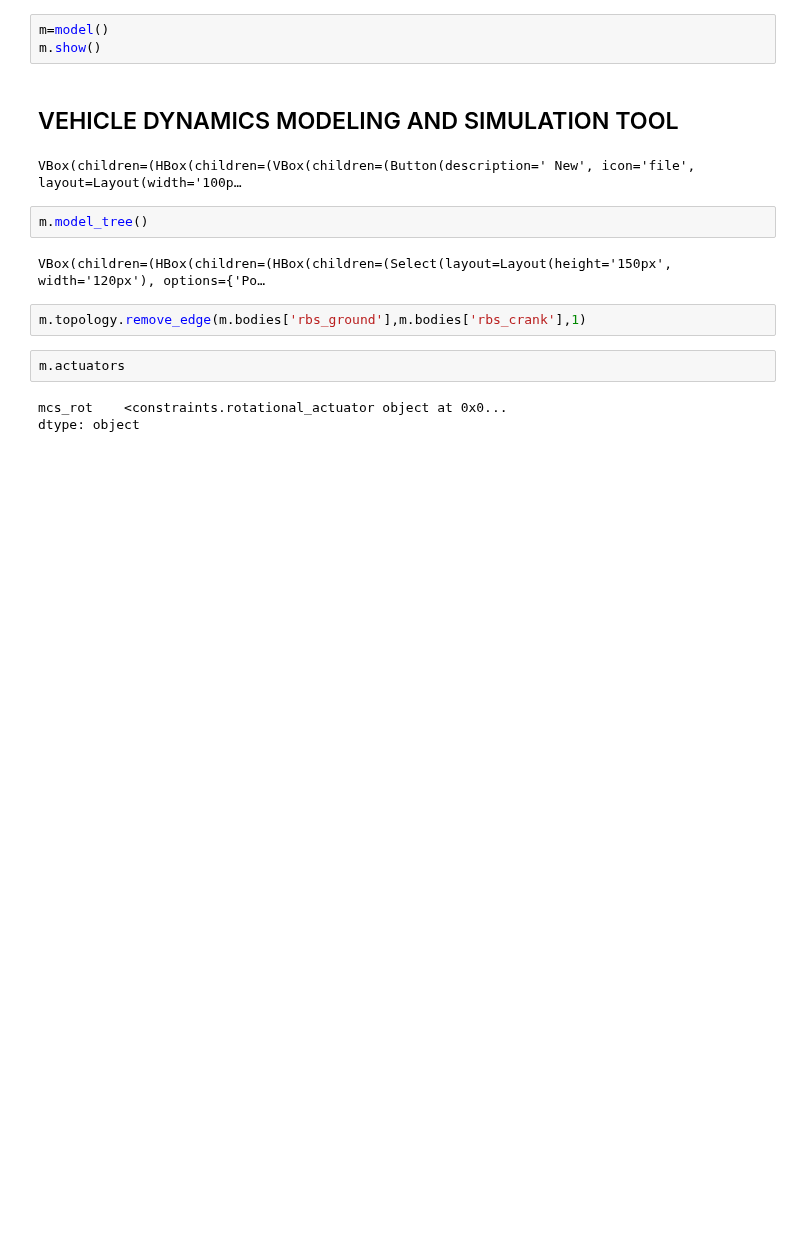
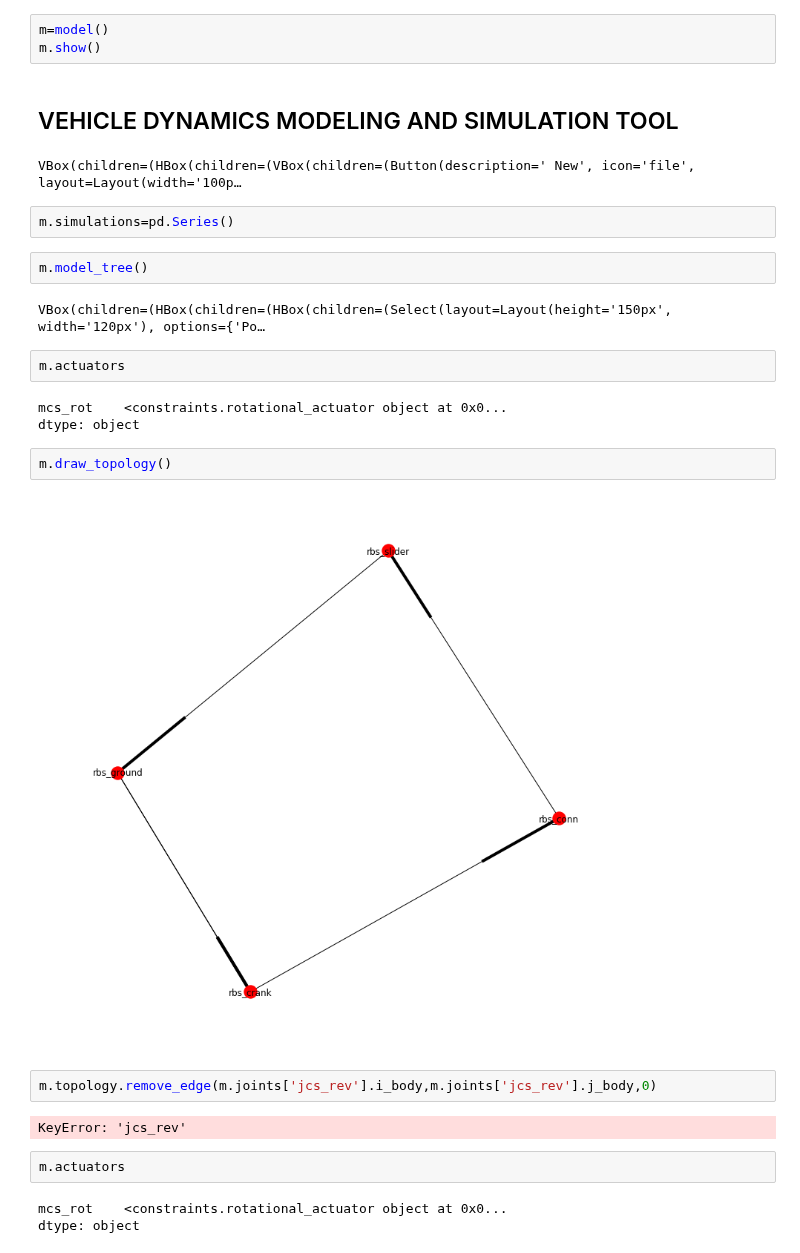
Before and after one commit to khaledghobashy/asurt_cdt, a Jupyter notebook: models/fourbar/fourbar.ipynb, the cells around one changed output. Saved outputs shown, nothing was run; the diff lists cells and outputs as text; blank space fills up the shorter version.

```diff
--- a/models/fourbar/fourbar.ipynb
+++ b/models/fourbar/fourbar.ipynb
@@ -25,12 +25,25 @@ m.show()
 # %% [output]
 ## VEHICLE DYNAMICS MODELING AND SIMULATION TOOL
 VBox(children=(HBox(children=(VBox(children=(Button(description=' New', icon='file', layout=Layout(width='100p…
+# %%
+m.simulations=pd.Series()
 # %%
 m.model_tree()
 # %% [output]
 VBox(children=(HBox(children=(HBox(children=(Select(layout=Layout(height='150px', width='120px'), options={'Po…
+# %%
+m.actuators
+# %% [output]
+mcs_rot    <constraints.rotational_actuator object at 0x0...
+dtype: object
+# %%
+m.draw_topology()
+# %% [output]
+[figure, added]
 # %%
-m.topology.remove_edge(m.bodies['rbs_ground'],m.bodies['rbs_crank'],1)
+m.topology.remove_edge(m.joints['jcs_rev'].i_body,m.joints['jcs_rev'].j_body,0)
+# %% [output]
+KeyError: 'jcs_rev'
 # %%
 m.actuators
 # %% [output]
```
Also changed, not shown: parts of 20 cells of this notebook, 7 other files.
